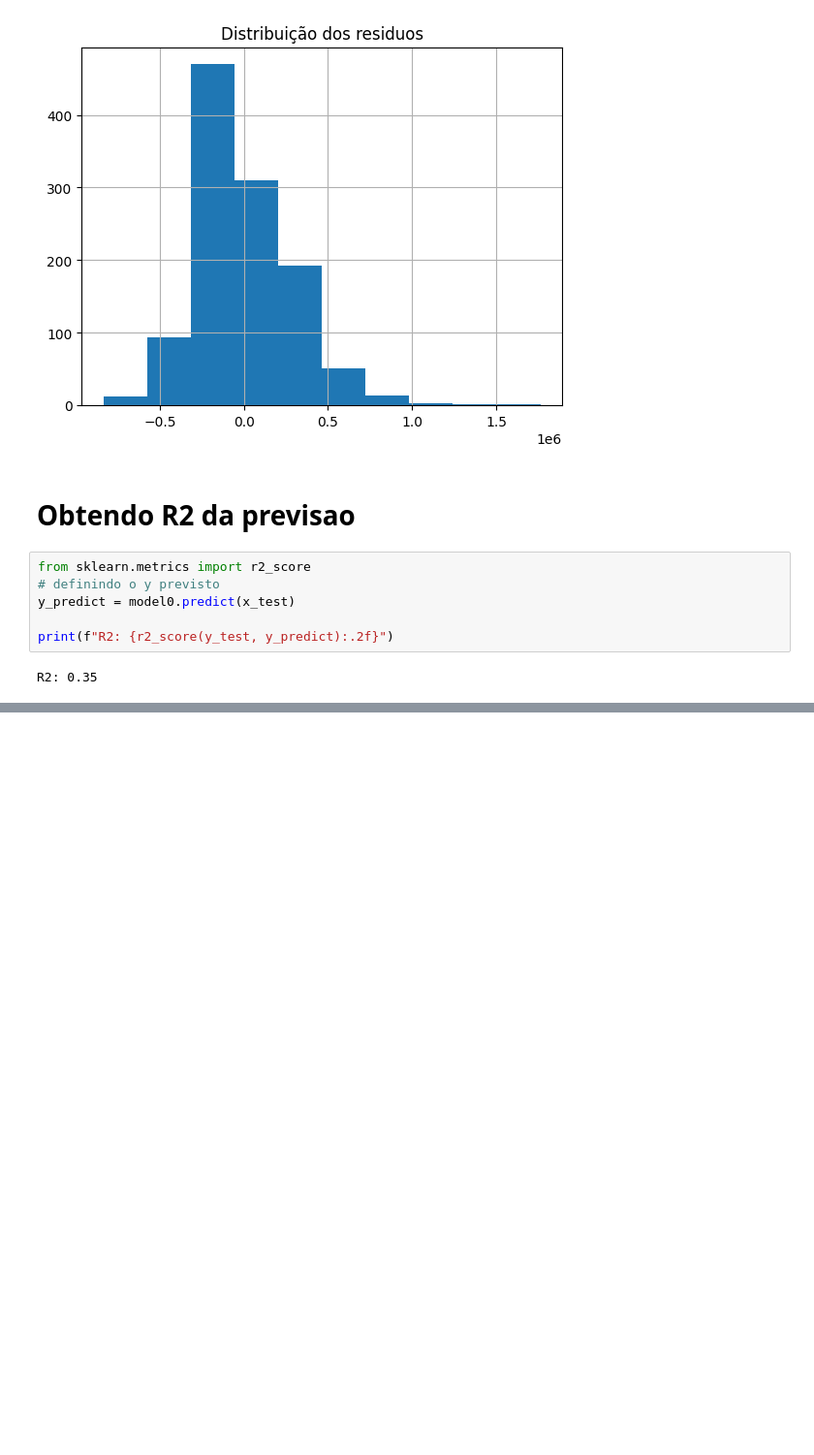
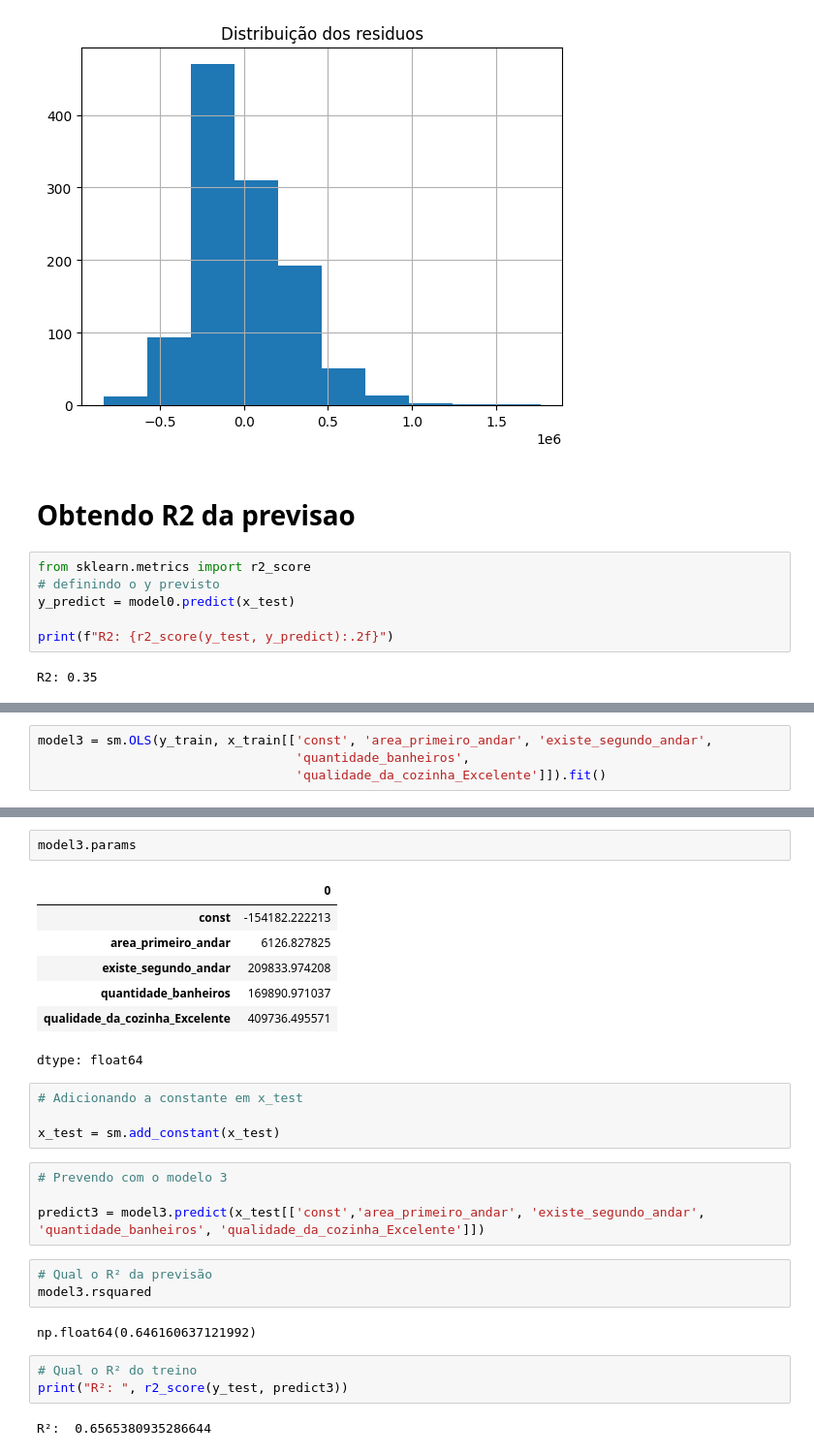
Before and after one commit to RafaelBernardinoDev/linear-regression-housing, a Jupyter notebook: house_price_prediction.ipynb, the cells around one changed output, grey strips where cells are left out. Shown at 97% size. Saved outputs shown, nothing was run; the diff lists cells and outputs as text; blank space fills up the shorter version.

```diff
--- a/house_price_prediction.ipynb
+++ b/house_price_prediction.ipynb
@@ -217,0 +271,4 @@ R2: 0.35
+# %%
+model3 = sm.OLS(y_train, x_train[['const', 'area_primeiro_andar', 'existe_segundo_andar',
+                                  'quantidade_banheiros',
+                                  'qualidade_da_cozinha_Excelente']]).fit()
@@ -217,0 +384,28 @@ R2: 0.35
+# %%
+model3.params
+# %% [output]
+|  | 0 |
+| const | -154182.222213 |
+| area_primeiro_andar | 6126.827825 |
+| existe_segundo_andar | 209833.974208 |
+| quantidade_banheiros | 169890.971037 |
+| qualidade_da_cozinha_Excelente | 409736.495571 |
+dtype: float64
+# %%
+# Adicionando a constante em x_test
+
+x_test = sm.add_constant(x_test)
+# %%
+# Prevendo com o modelo 3
+
+predict3 = model3.predict(x_test[['const','area_primeiro_andar', 'existe_segundo_andar', 'quantidade_banheiros', 'qualidade_da_cozinha_Excelente']])
+# %%
+# Qual o R² da previsão
+model3.rsquared
+# %% [output]
+np.float64(0.646160637121992)
+# %%
+# Qual o R² do treino
+print("R²: ", r2_score(y_test, predict3))
+# %% [output]
+R²:  0.6565380935286644
```
Also changed, not shown: parts of 18 cells of this notebook.
